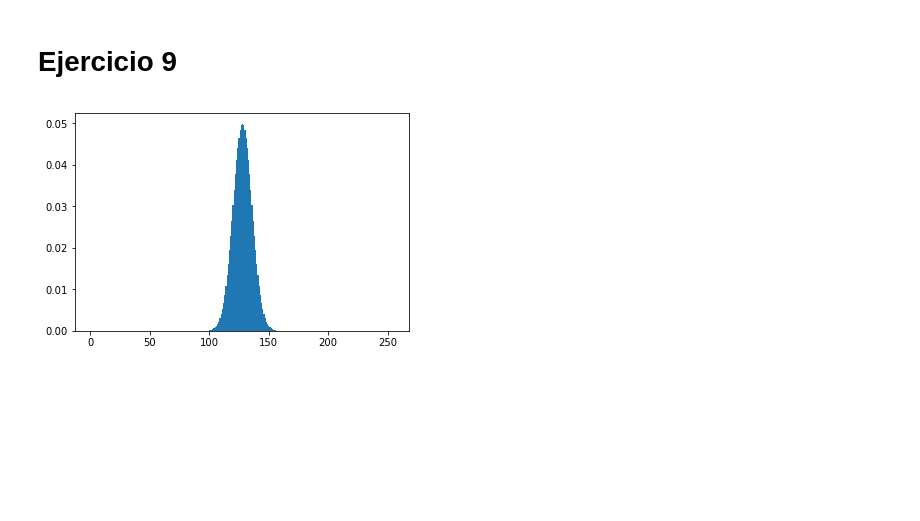
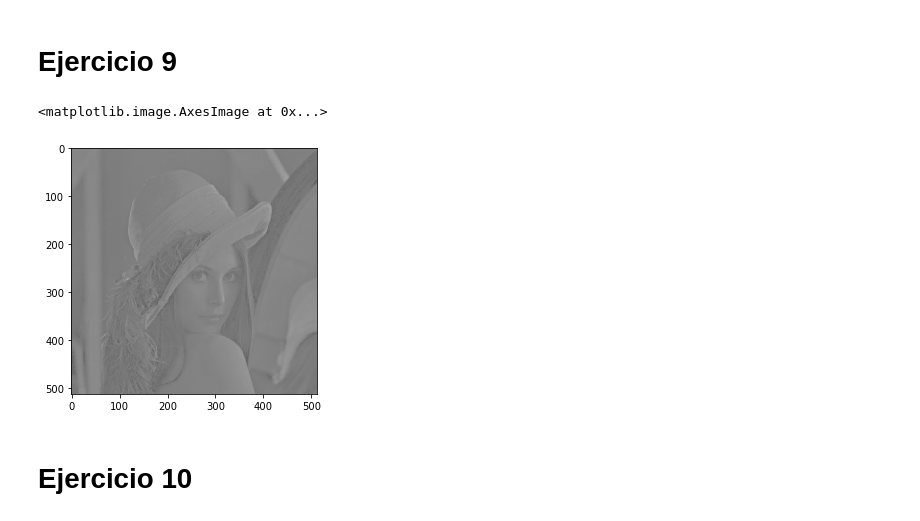
Before and after one commit to jbayardo/dip-tp1, a Jupyter notebook: Práctica 1.ipynb, the cells around one changed output. Cells and saved outputs as stored; diff of their text form; code cells hidden in the pictures; blank space fills up the shorter version.

```diff
--- a/Práctica 1.ipynb
+++ b/Práctica 1.ipynb
@@ -224,11 +224,32 @@ ski.io.imshow(imaucontrast(imaucontrast(A)))
 [figure]
 # %% [markdown]
 # Ejercicio 9
-# %%
-def imspecnorm(A, mean, stddev):
-    Hs = sps.norm.pdf(np.arange(256), loc=mean, scale=stddev)
-    plt.bar(np.arange(256), Hs, 1)
-    plt.show()
-imspecnorm(A, 128, 8)
-# %% [output]
-[figure, removed]
+# %%
+'''
+Convierte el histograma de brillos de `A en el histograma de brillos acumulado especificado por `E`
+'''
+def imspecmatching(A, E):
+    # CDF real de los brillos de la imágen
+    R = imcumrelfreq(A)
+    T = np.zeros(256, dtype=np.uint8)
+    for g1 in range(256):
+        for g2 in range(256):
+            if E[g2] >= R[g1]:
+                T[g1] = g2
+                break
+    return imhisttrans(A, T)
+
+'''
+Ecualiza el histograma de A en una normal con media `mean` y desvío standard `stddev`
+'''
+def imspecnorm(A, mean, stddev):
+    # CDF esperada de los brillos de la imágen
+    E = sps.norm.cdf(np.arange(256), loc=mean, scale=stddev)
+    return imspecmatching(A, E)
+
+ski.io.imshow(imspecnorm(A, 128, 8))
+# %% [output]
+<matplotlib.image.AxesImage at 0x...>
+[figure, added]
+# %% [markdown]
+# Ejercicio 10
```
Also changed, not shown: parts of 8 cells of this notebook.
